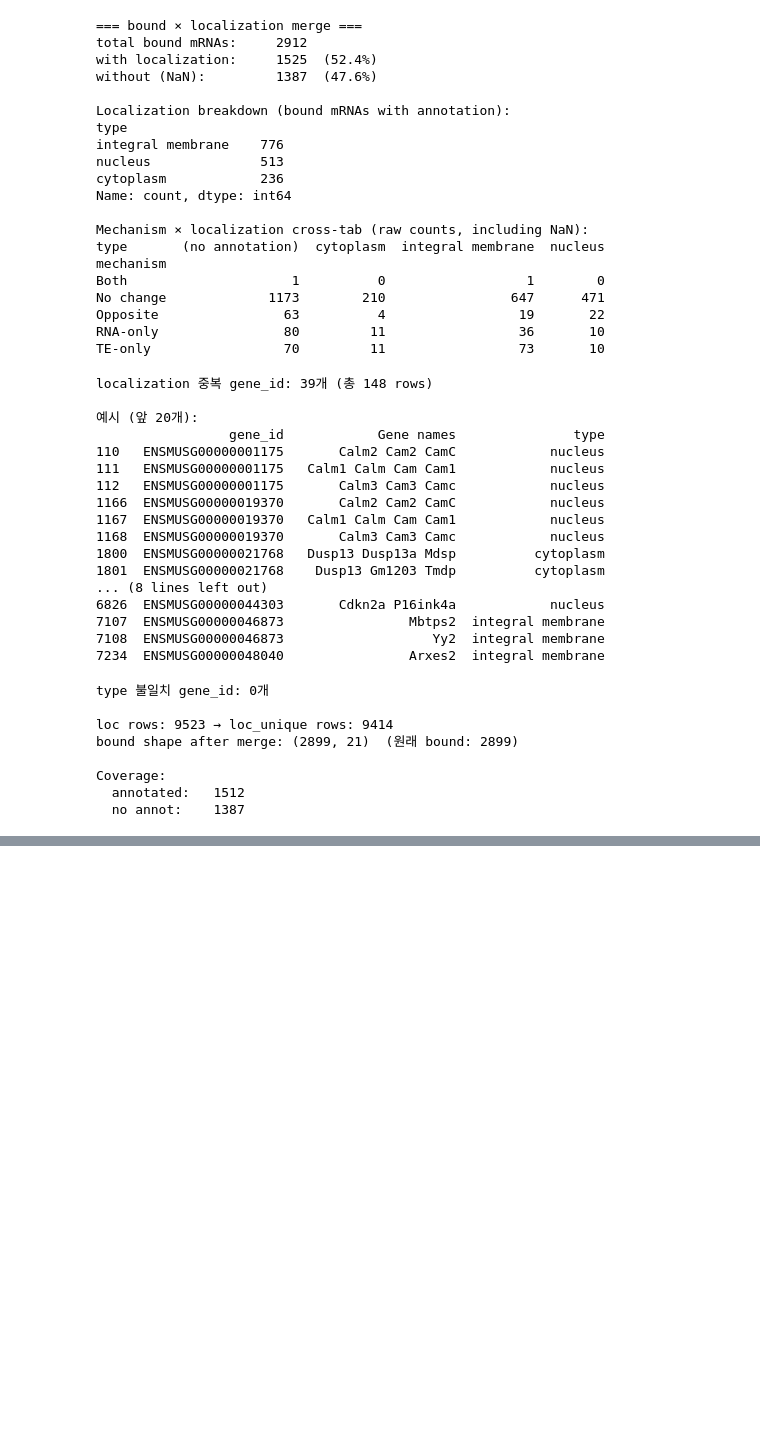
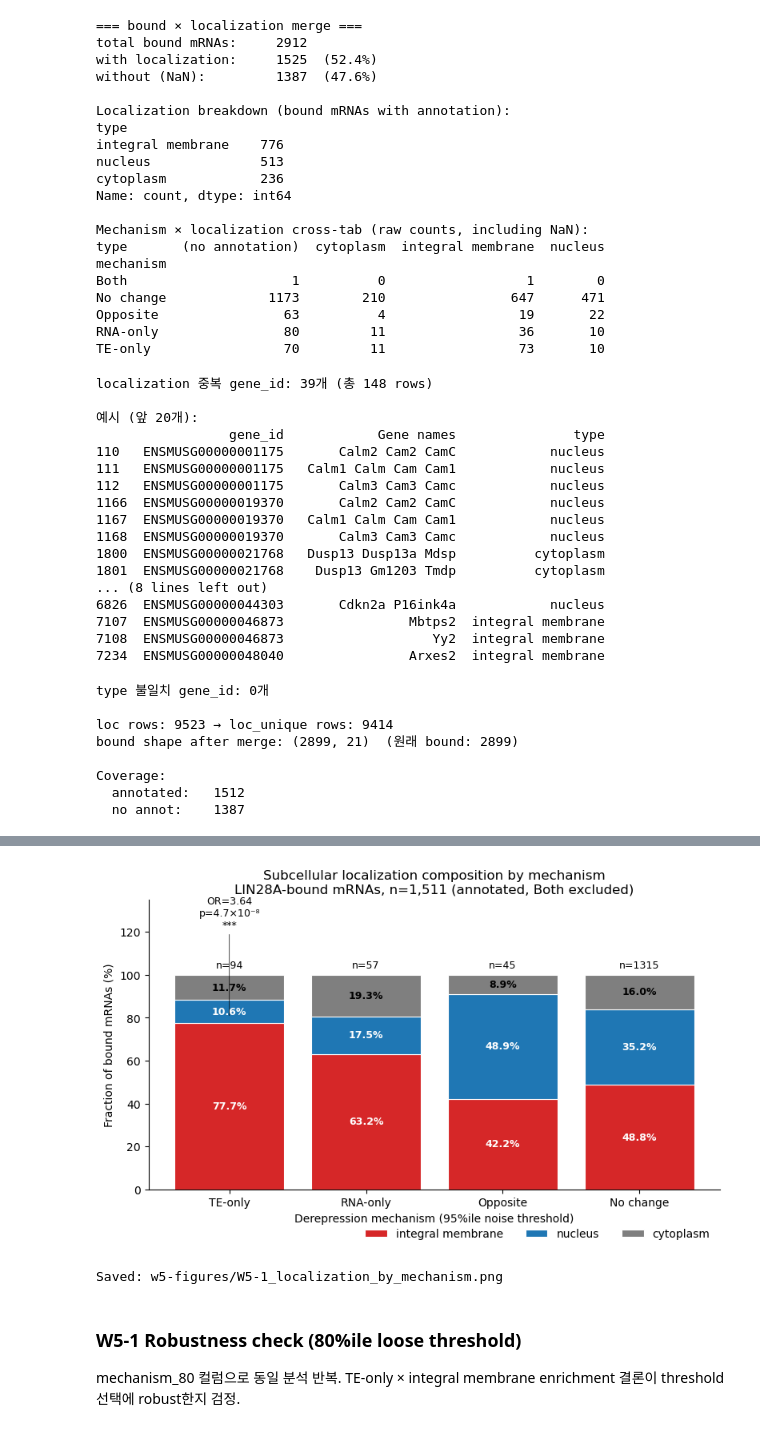
Before and after one commit to jungminlee-SNU1105/bioinfo-assignment-1, a Jupyter notebook: project_analysis.ipynb, the cells around one changed output, grey strips where cells are left out. Cells and saved outputs as stored; diff of their text form; code cells hidden in the pictures; blank space fills up the shorter version.

Commit message:
Week 5: W5-1 localization x mechanism analysis (chi-square, Fisher exact, 95/80%ile robustness)

```diff
--- a/project_analysis.ipynb
+++ b/project_analysis.ipynb
@@ -445,0 +595,58 @@ Coverage:
+# %%
+# W5-1f: Stacked bar plot — mechanism별 localization composition
+import matplotlib.pyplot as plt
+import numpy as np
+
+mech_order = ['TE-only', 'RNA-only', 'Opposite', 'No change']
+loc_order  = ['integral membrane', 'nucleus', 'cytoplasm']
+colors = {'integral membrane': '#d62728',  # ER red (hypothesis target)
+          'nucleus':           '#1f77b4',
+          'cytoplasm':         '#7f7f7f'}
+
+ctab_pct = (ctab.div(ctab.sum(axis=1), axis=0) * 100)
+
+fig, ax = plt.subplots(figsize=(8, 5))
+bottom = np.zeros(len(mech_order))
+for cat in loc_order:
+    vals = ctab_pct.loc[mech_order, cat].values
+    bars = ax.bar(mech_order, vals, bottom=bottom, label=cat,
+                    color=colors[cat], edgecolor='white', linewidth=0.8)
+# 비율을 막대 안에 표시
+    for i, (b, v) in enumerate(zip(bars, vals)):
+        if v > 4:
+            ax.text(i, bottom[i] + v/2, f'{v:.1f}%',
+                    ha='center', va='center', fontsize=9,
+                    color='white' if cat != 'cytoplasm' else 'black',
+                    fontweight='bold')
+    bottom += vals
+
+# n 표시
+for i, m in enumerate(mech_order):
+    n = int(ctab.loc[m].sum())
+    ax.text(i, 102, f'n={n}', ha='center', va='bottom', fontsize=9, color='black')
+
+# significance annotation on TE-only (vs No change)
+ax.annotate('OR=3.64\np=4.7×10⁻⁸\n***',
+            xy=(0, 80), xytext=(0, 122),
+            ha='center', fontsize=9,
+            arrowprops=dict(arrowstyle='-', color='black', lw=0.5))
+
+ax.set_ylabel('Fraction of bound mRNAs (%)')
+ax.set_xlabel('Derepression mechanism (95%ile noise threshold)')
+ax.set_title('Subcellular localization composition by mechanism\nLIN28A-bound mRNAs, n=1,511 (annotated, Both excluded)')
+ax.set_ylim(0, 135)
+ax.legend(loc='upper right', bbox_to_anchor=(1.0, -0.10), ncol=3, frameon=False)
+ax.spines['top'].set_visible(False)
+ax.spines['right'].set_visible(False)
+
+plt.tight_layout()
+plt.savefig('w5-figures/W5-1_localization_by_mechanism.png', dpi=150, bbox_inches='tight')
+plt.show()
+print("Saved: w5-figures/W5-1_localization_by_mechanism.png")
+# %% [output]
+[figure, added]
+Saved: w5-figures/W5-1_localization_by_mechanism.png
+# %% [markdown]
+### W5-1 Robustness check (80%ile loose threshold)
+
+  mechanism_80 컬럼으로 동일 분석 반복. TE-only × integral membrane enrichment 결론이 threshold 선택에 robust한지 검정.
```
Also changed, not shown: parts of 6 cells of this notebook, 2 other files.
